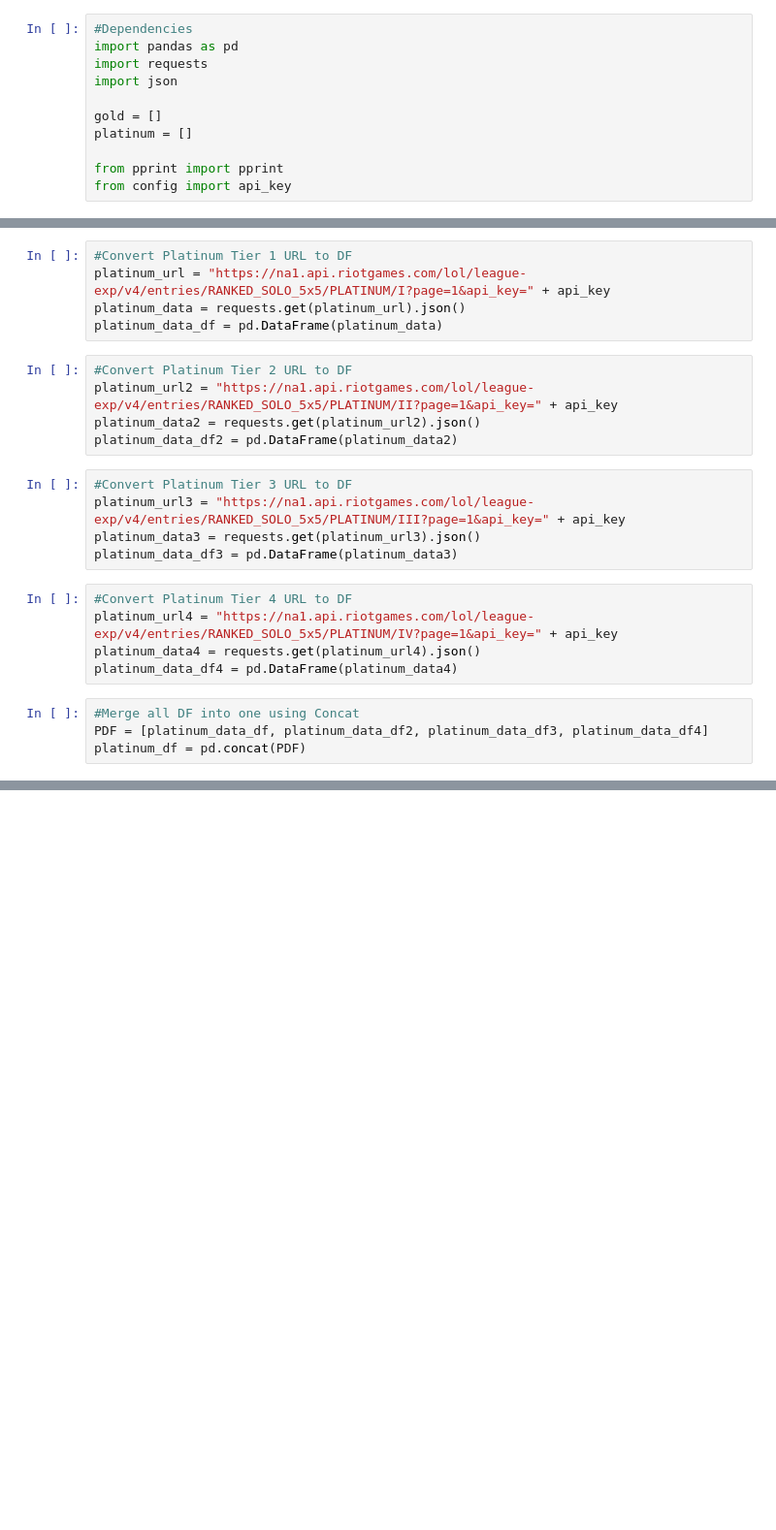
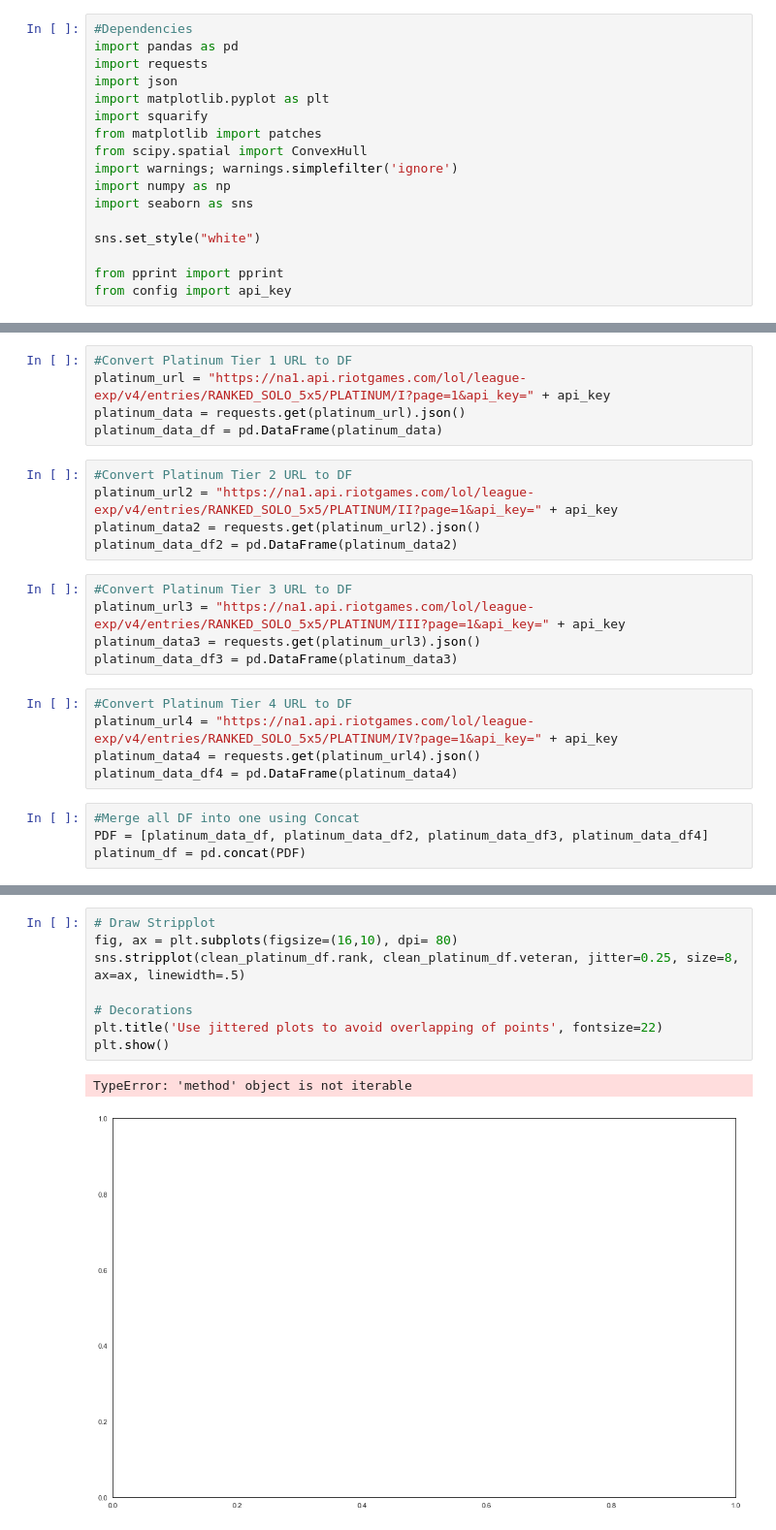
Before and after one commit to Hollow24/Group-3-Project, a Jupyter notebook: Gold and Platinum Data.ipynb, the cells around one changed output, grey strips where cells are left out. Shown at 97% size. Cells and saved outputs as stored; diff of their text form; blank space fills up the shorter version.

```diff
--- a/Gold and Platinum Data.ipynb
+++ b/Gold and Platinum Data.ipynb
@@ -3,9 +3,15 @@
 import pandas as pd
 import requests
 import json
+import matplotlib.pyplot as plt
+import squarify
+from matplotlib import patches
+from scipy.spatial import ConvexHull
+import warnings; warnings.simplefilter('ignore')
+import numpy as np
+import seaborn as sns
 
-gold = []
-platinum = []
+sns.set_style("white")
 
 from pprint import pprint
 from config import api_key
@@ -193,0 +207,11 @@ response =
+# %%
+# Draw Stripplot
+fig, ax = plt.subplots(figsize=(16,10), dpi= 80)
+sns.stripplot(clean_platinum_df.rank, clean_platinum_df.veteran, jitter=0.25, size=8, ax=ax, linewidth=.5)
+
+# Decorations
+plt.title('Use jittered plots to avoid overlapping of points', fontsize=22)
+plt.show()
+# %% [output]
+TypeError: 'method' object is not iterable
+[figure, added]
```
Also changed, not shown: parts of 41 cells of this notebook, 4 other files.
